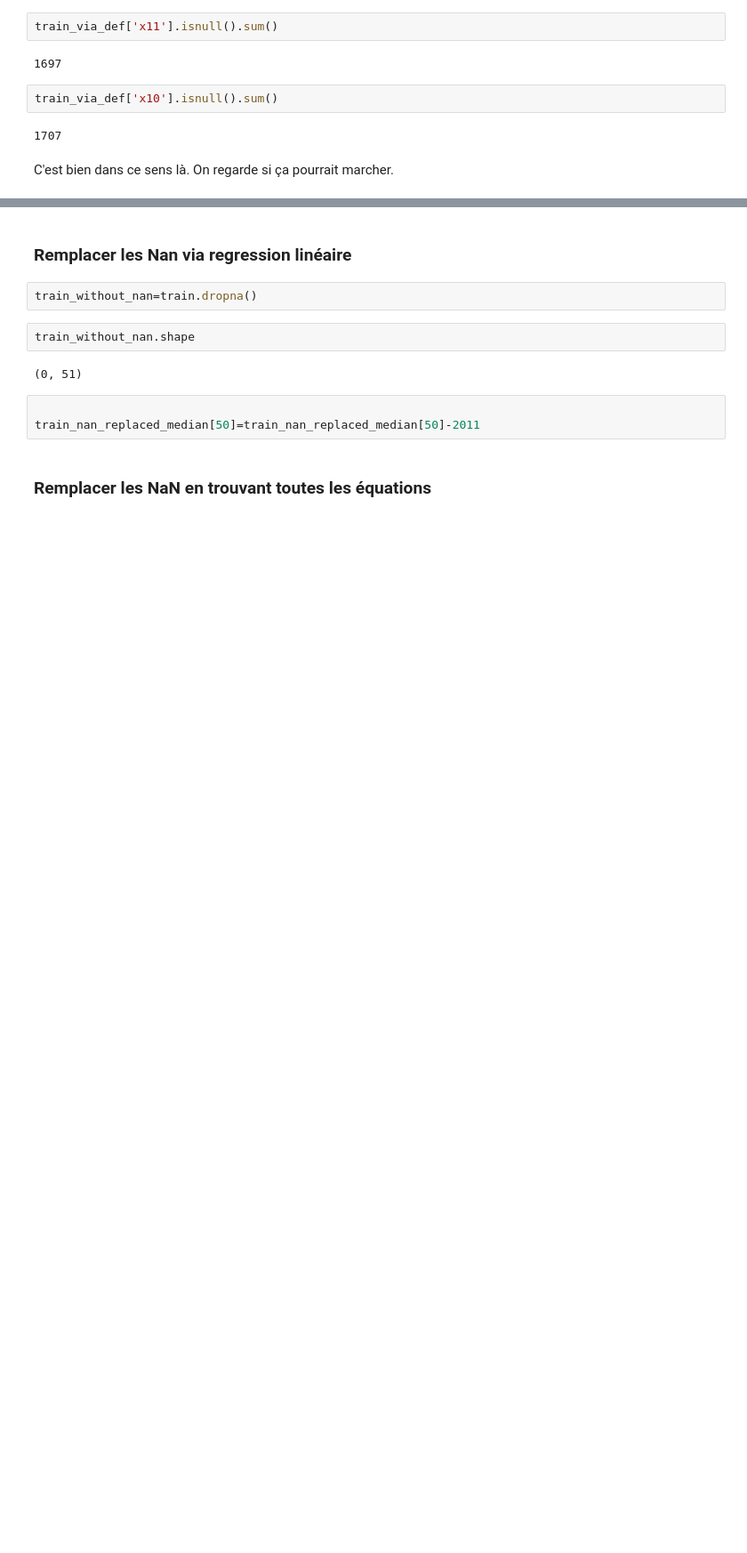
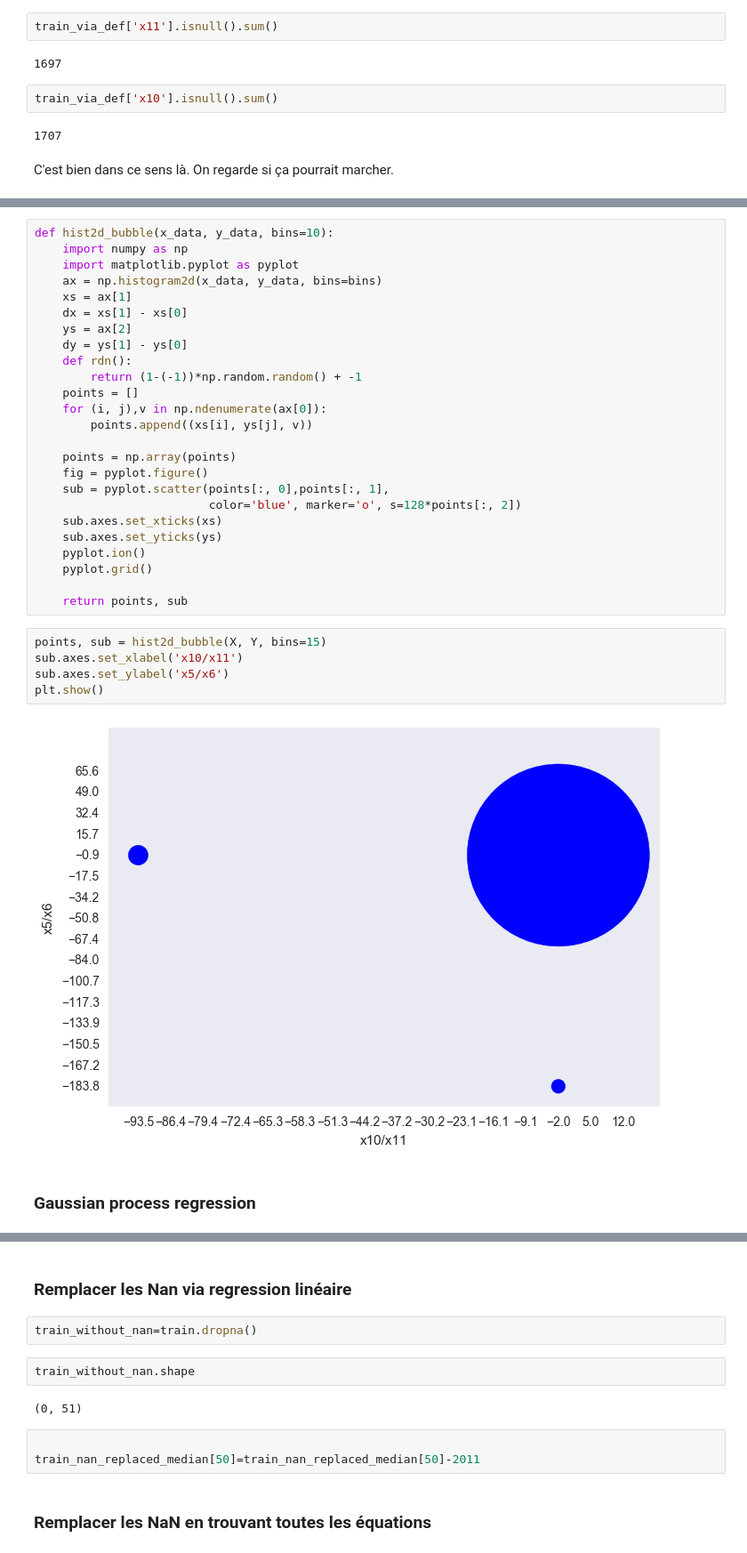
Before and after one commit to bigtdu53/failleIte, a Jupyter notebook: Code/bankrupcy_chanllenge.ipynb, the cells around one changed output, grey strips where cells are left out. Shown at 89% size. Cells and saved outputs as stored; diff of their text form; blank space fills up the shorter version.

Commit message:
Add : Gaussian process

```diff
--- a/Code/bankrupcy_chanllenge.ipynb
+++ b/Code/bankrupcy_chanllenge.ipynb
@@ -351,0 +396,34 @@ np.where(np.isnan(x10_esti))
+# %%
+def hist2d_bubble(x_data, y_data, bins=10):
+    import numpy as np
+    import matplotlib.pyplot as pyplot
+    ax = np.histogram2d(x_data, y_data, bins=bins)
+    xs = ax[1]
+    dx = xs[1] - xs[0]
+    ys = ax[2]
+    dy = ys[1] - ys[0]
+    def rdn():
+        return (1-(-1))*np.random.random() + -1
+    points = []
+    for (i, j),v in np.ndenumerate(ax[0]):
+        points.append((xs[i], ys[j], v))
+
+    points = np.array(points)
+    fig = pyplot.figure()
+    sub = pyplot.scatter(points[:, 0],points[:, 1],
+                         color='blue', marker='o', s=128*points[:, 2])
+    sub.axes.set_xticks(xs)
+    sub.axes.set_yticks(ys)
+    pyplot.ion()
+    pyplot.grid()
+
+    return points, sub
+# %%
+points, sub = hist2d_bubble(X, Y, bins=15)
+sub.axes.set_xlabel('x10/x11')
+sub.axes.set_ylabel('x5/x6')
+plt.show()
+# %% [output]
+[figure, added]
+# %% [markdown]
+### Gaussian process regression
```
Also changed, not shown: parts of 16 cells of this notebook.
